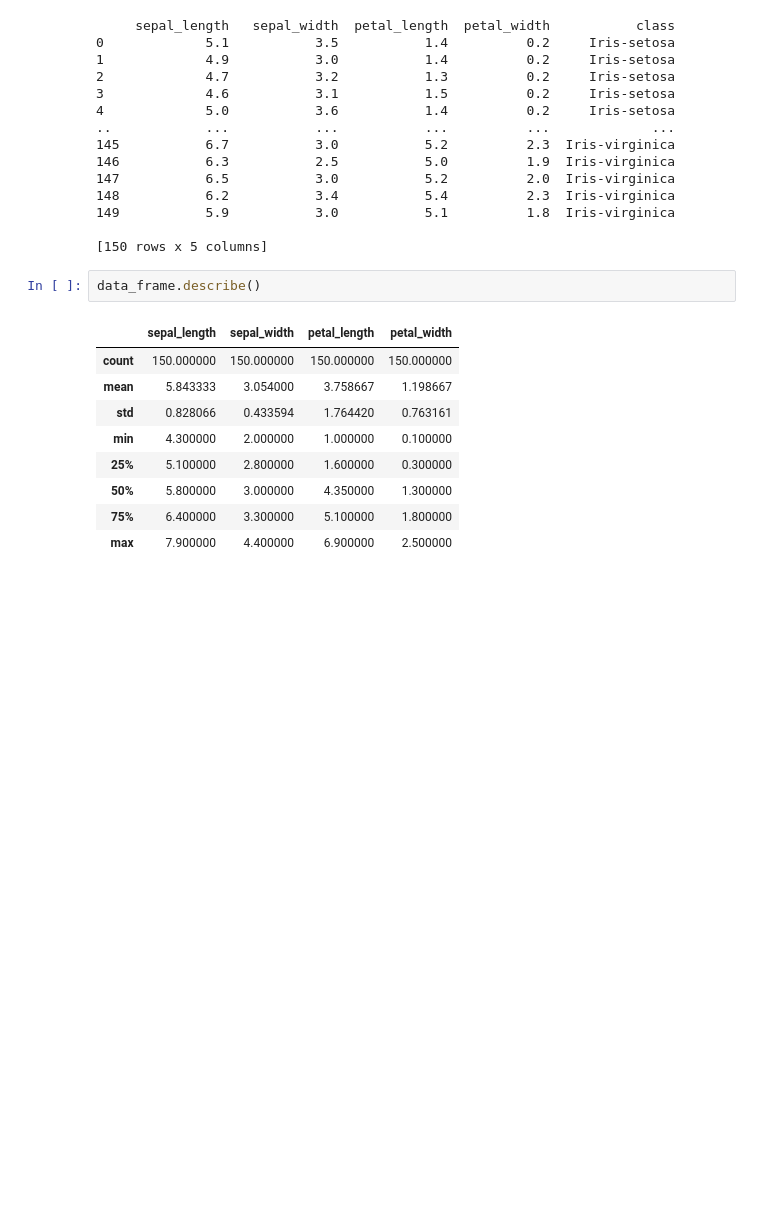
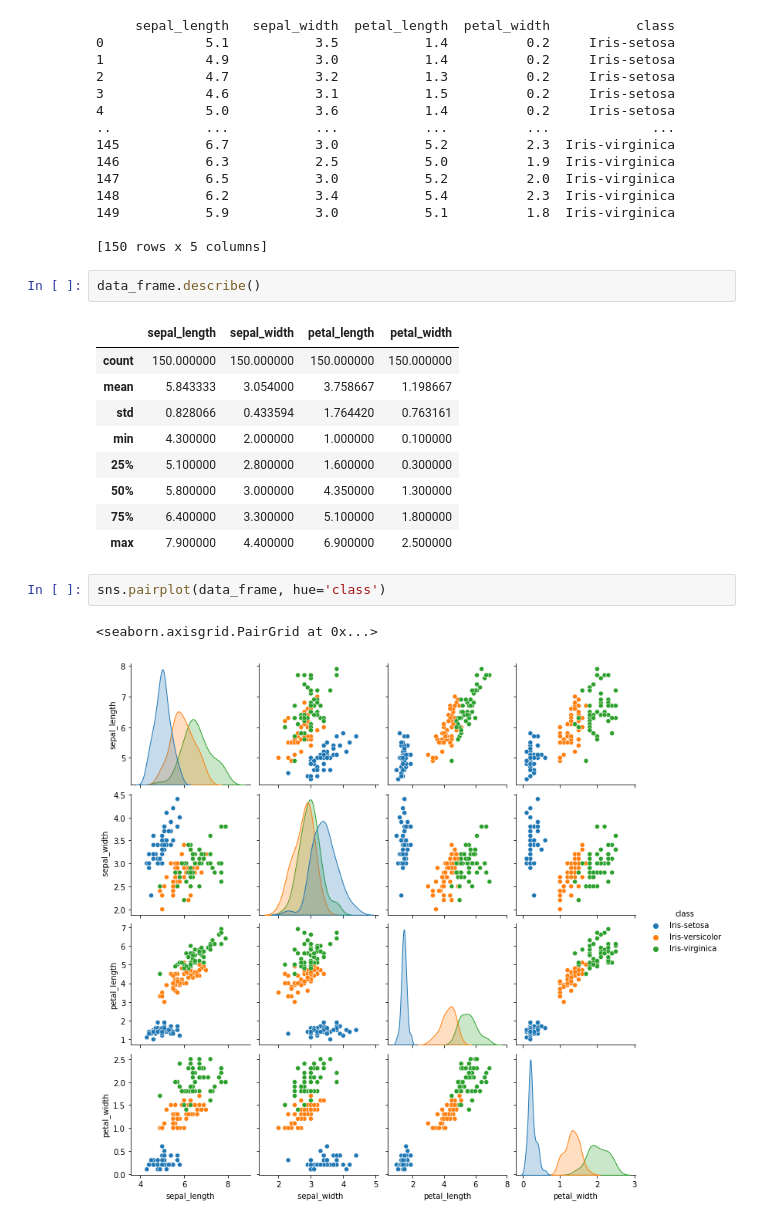
Before and after one commit to sanjibsinha/Machine-Learning-Primer, a Jupyter notebook: pm_six.ipynb, the cells around one changed output. Drawn from its saved outputs; the diff is of its cells as text; blank space fills up the shorter version.

```diff
--- a/pm_six.ipynb
+++ b/pm_six.ipynb
@@ -145,3 +146,8 @@ data_frame.describe()
 | 50% | 5.800000 | 3.000000 | 4.350000 | 1.300000 |
 | 75% | 6.400000 | 3.300000 | 5.100000 | 1.800000 |
 | max | 7.900000 | 4.400000 | 6.900000 | 2.500000 |
+# %%
+sns.pairplot(data_frame, hue='class')
+# %% [output]
+<seaborn.axisgrid.PairGrid at 0x...>
+[figure, added]
```
Also changed, not shown: parts of 1 cell of this notebook.
